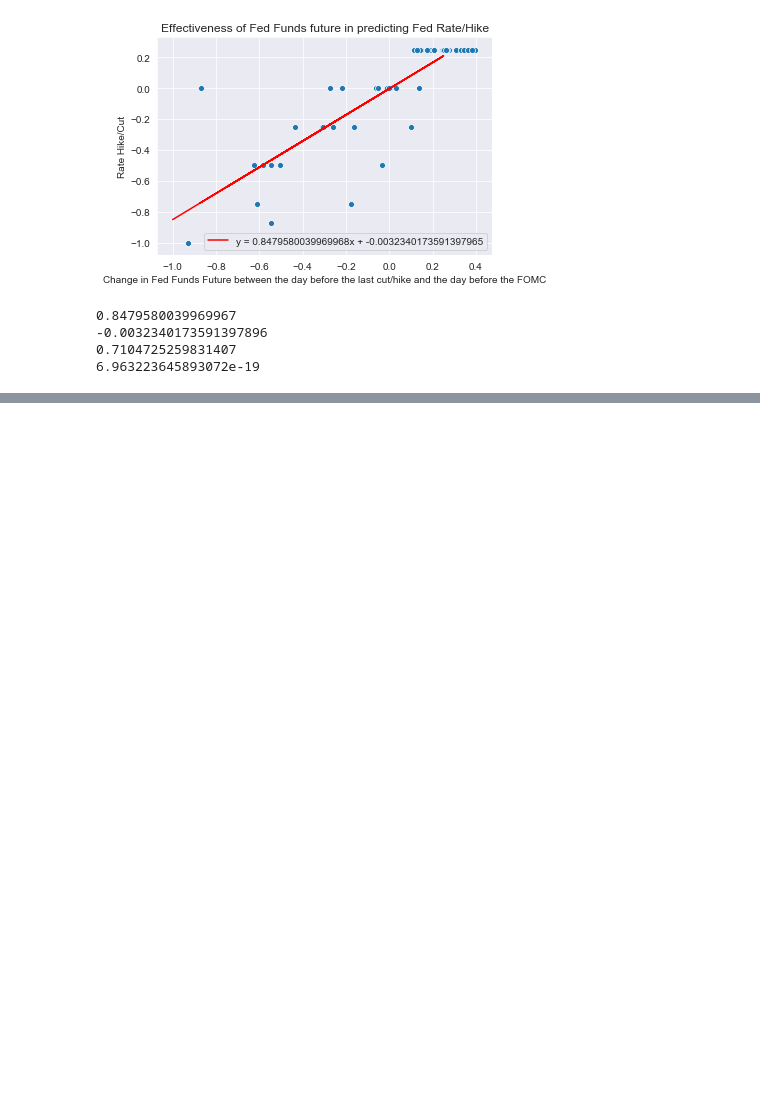
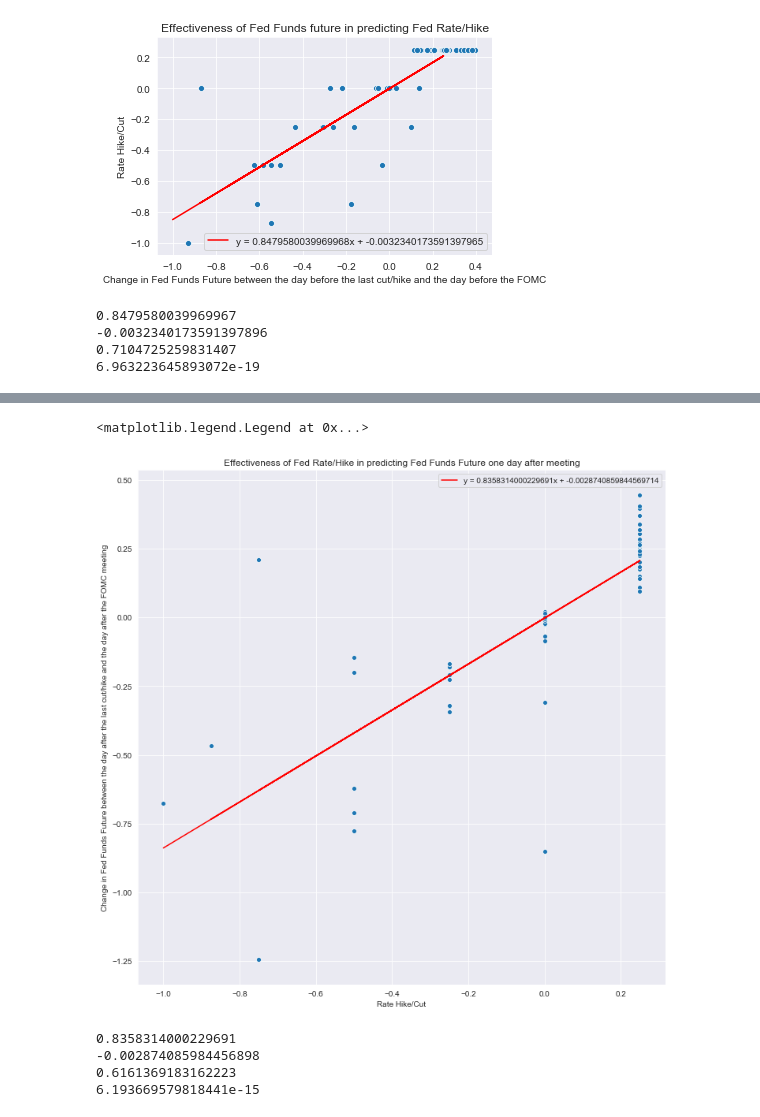
Before and after one commit to stock-market-predictor/data-scraper, a Jupyter notebook: src/jupyter/analysis.ipynb, the cells around one changed output, grey strips where cells are left out. Saved outputs shown, nothing was run; the diff lists cells and outputs as text; code cells hidden in the pictures; blank space fills up the shorter version.

```diff
--- a/src/jupyter/analysis.ipynb
+++ b/src/jupyter/analysis.ipynb
@@ -282,0 +324,25 @@ print(p_value)
+# %%
+fig = plt.figure(figsize=(12, 12))
+
+sns.scatterplot(x='Rate Changes', y='difference type 3', data=massivechanges)
+plt.plot(x, m*x + b, 'r-', label = 'y = ' + str(m)+ 'x + ' + str(b))
+plt.ylabel("Change in Fed Funds Future between the day after the last cut/hike and the day after the FOMC meeting")
+plt.xlabel("Rate Hike/Cut")
+plt.title("Effectiveness of Fed Rate/Hike in predicting Fed Funds Future one day after meeting")
+plt.legend()
+
+# plt.savefig('rate_change_on_FFF_2.png', dpi=800)
+# %% [output]
+<matplotlib.legend.Legend at 0x...>
+[figure, added]
+# %%
+slope, intercept, r_value, p_value, std_err = stats.linregress(x_np, y_np)
+print(slope)
+print(intercept)
+print(r_value ** 2)
+print(p_value)
+# %% [output]
+0.8358314000229691
+-0.002874085984456898
+0.6161369183162223
+6.193669579818441e-15
```
Also changed, not shown: parts of 12 cells of this notebook.
